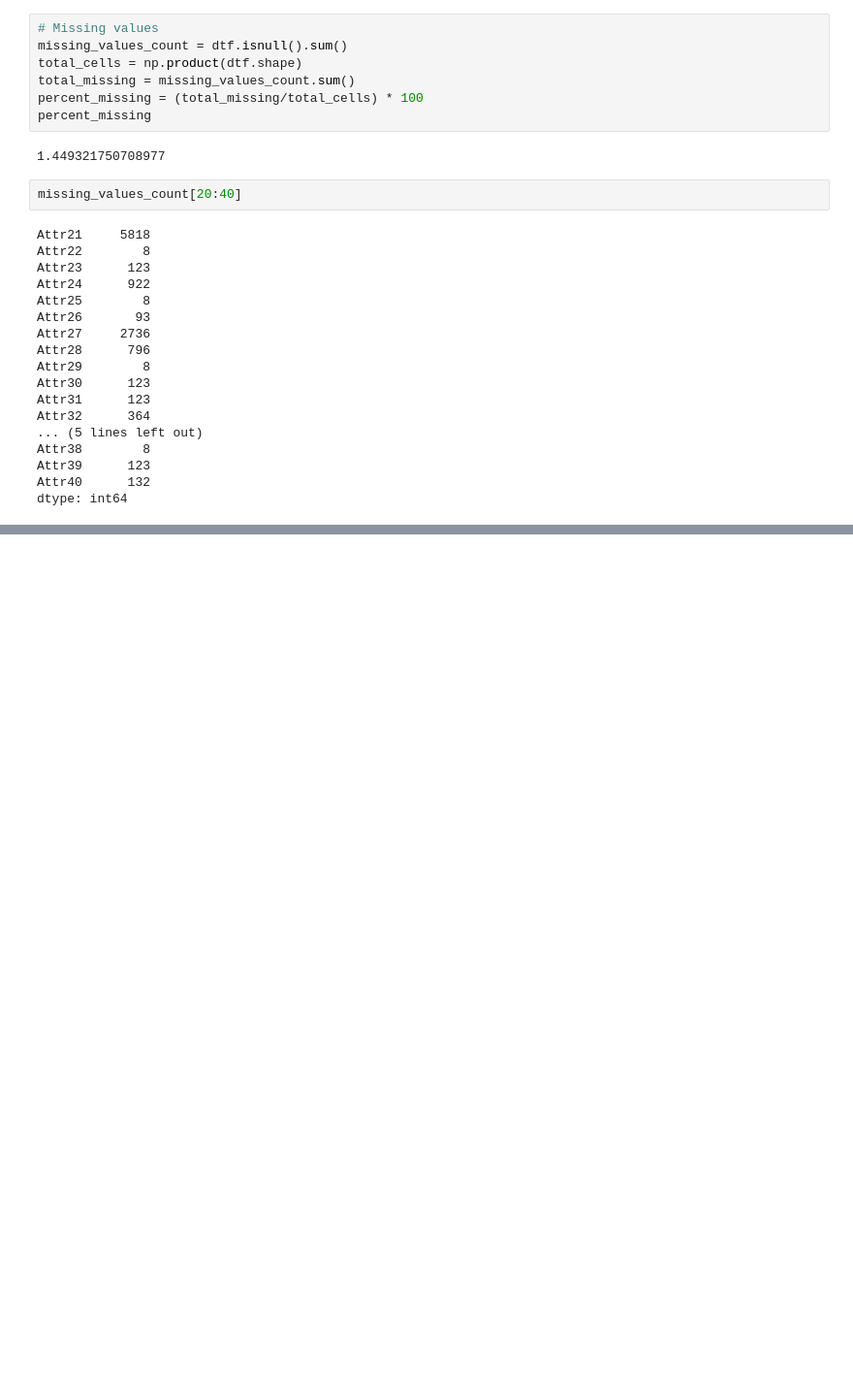
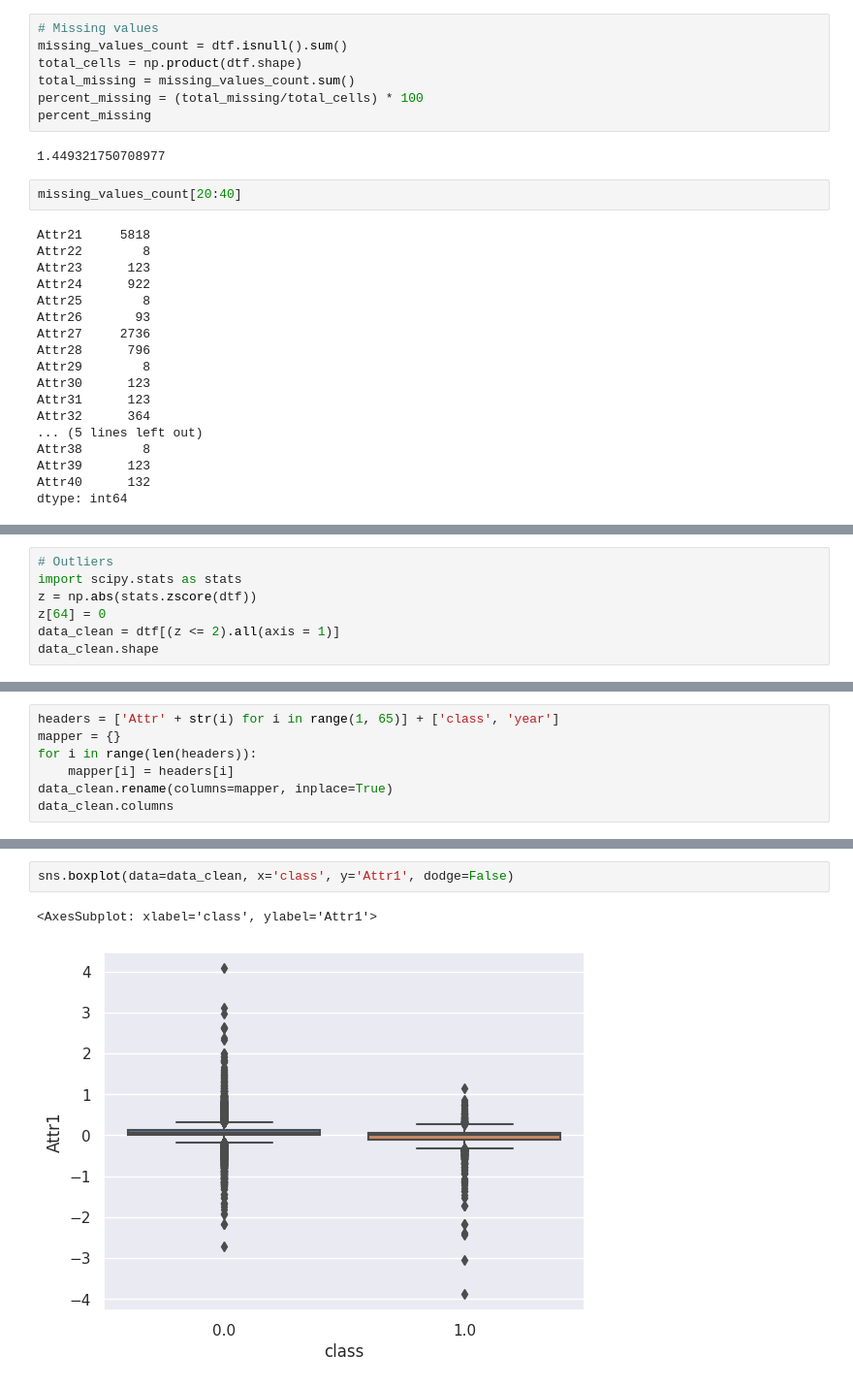
Before and after one commit to IgorL123/bankruptcy_prediction, a Jupyter notebook: notebooks/eda.ipynb, the cells around one changed output, grey strips where cells are left out. Shown at 97% size. Cells and saved outputs as stored; diff of their text form; blank space fills up the shorter version.

```diff
--- a/notebooks/eda.ipynb
+++ b/notebooks/eda.ipynb
@@ -224,0 +256,7 @@ dtf.bfill(axis='rows', inplace=True)
+# %%
+# Outliers
+import scipy.stats as stats
+z = np.abs(stats.zscore(dtf))
+z[64] = 0
+data_clean = dtf[(z <= 2).all(axis = 1)]
+data_clean.shape
@@ -224,0 +269,7 @@ dtf.bfill(axis='rows', inplace=True)
+# %%
+headers = ['Attr' + str(i) for i in range(1, 65)] + ['class', 'year']
+mapper = {}
+for i in range(len(headers)):
+    mapper[i] = headers[i]
+data_clean.rename(columns=mapper, inplace=True)
+data_clean.columns
@@ -274,0 +324,5 @@ plot_mi_scores(mi_scores)
+# %%
+sns.boxplot(data=data_clean, x='class', y='Attr1', dodge=False)
+# %% [output]
+<AxesSubplot: xlabel='class', ylabel='Attr1'>
+[figure, added]
```
Also changed, not shown: parts of 63 cells of this notebook.
